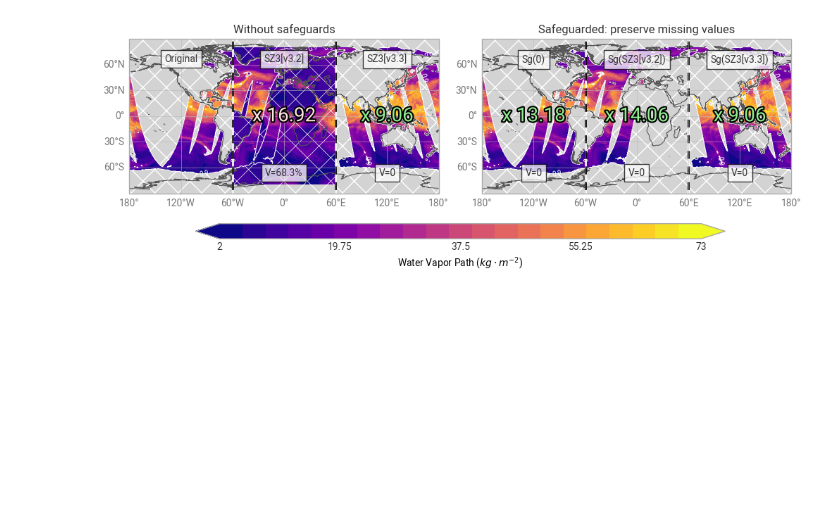
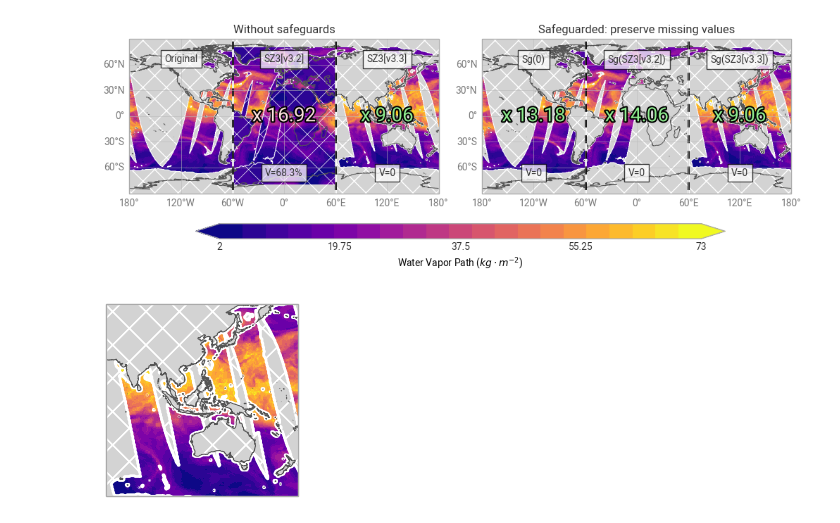
Before and after one commit to juntyr/compression-safeguards, a Jupyter notebook: examples/nan.ipynb, the cells around one changed output. Drawn from its saved outputs; the diff is of its cells as text; code cells hidden in the pictures; blank space fills up the shorter version.

Commit message:
include infographic plots

```diff
--- a/examples/nan.ipynb
+++ b/examples/nan.ipynb
@@ -1041,3 +1044,98 @@ fig.legend()
 fig.save("nan-summary.pdf")
 # %% [output]
 [figure]
+# %%
+for key, da in {
+    "original": wvpa,
+    "prediction": wvpa_sz3_2,
+    "corrected": wvpa_sg["sz3.2.rs"],
+}.items():
+    fig = earthkit.plots.Figure(
+        size=(2, 2),
+        rows=1,
+        columns=1,
+    )
+
+    domain = earthkit.plots.geo.domains.Domain.from_bbox(bbox=[60, 180, -60, 60])
+
+    chart = fig.add_map(0, 0, domain=domain)
+
+    # compute the default style that earthkit.maps would apply
+    source = earthkit.plots.sources.XarraySource(wvpa)
+    style = copy.deepcopy(
+        earthkit.plots.styles.auto.guess_style(
+            source,
+            units=source.units,
+        )
+    )
+    style._levels = earthkit.plots.styles.levels.Levels(np.linspace(2, 73, 22))
+    style._legend_kwargs["ticks"] = np.linspace(2, 73, 5)
+    style._legend_kwargs["extend"] = "both"
+
+    with plt.rc_context(
+        {
+            "hatch.linewidth": 1,
+        }
+    ):
+        chart.ax.fill_between(
+            [0, 1],
+            [1, 1],
+            hatch="X",
+            edgecolor="white",
+            facecolor="lightgrey",
+            transform=chart.ax.transAxes,
+            zorder=-12,
+            rasterized=False,
+        )
+
+    # Original
+    da = da.sel(time="2020-08-02T06:00")
+    chart.pcolormesh(da, style=style, zorder=-11, rasterized=True)
+
+    da = wvpa.sel(time="2020-08-02T06:00")
+    with plt.rc_context(
+        {
+            "hatch.color": "white",
+            "hatch.linewidth": 1,
+        }
+    ):
+        chart.contourf(
+            x=np.broadcast_to(
+                da.lon.values.reshape(1, -1),
+                da.shape,
+            ),
+            y=np.broadcast_to(
+                da.lat.values.reshape(-1, 1),
+                da.shape,
+            ),
+            z=np.isnan(da).values,
+            colors=["none"],
+            levels=[-0.5, 0.9, 1.5],
+            hatches=[None, "X"],
+            legend_style=None,
+            zorder=-10,
+        )
+    chart.contour(
+        x=np.broadcast_to(
+            da.lon.values.reshape(1, -1),
+            da.shape,
+        ),
+        y=np.broadcast_to(
+            da.lat.values.reshape(-1, 1),
+            da.shape,
+        ),
+        z=np.isnan(da).values,
+        colors=["none"],
+        linecolors=["white"],
+        levels=[-0.5, 0.9, 1.5],
+        legend_style=None,
+        labels=False,
+        zorder=-10,
+        linewidths=2,
+    )
+
+    chart.coastlines()
+
+    fig.save(f"nan-{key}.svg", transparent=True)
+# %% [output]
+[figure, added]
```
Also changed, not shown: parts of 3 cells of this notebook, 1 other file.
